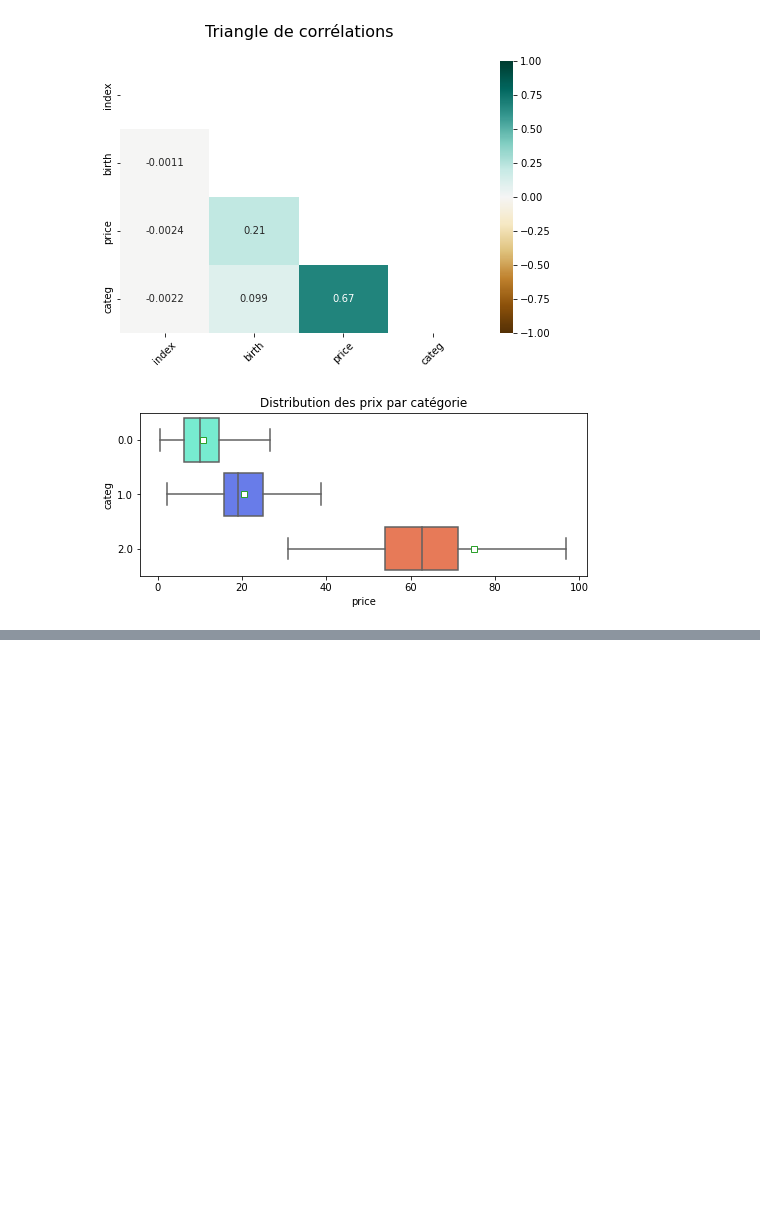
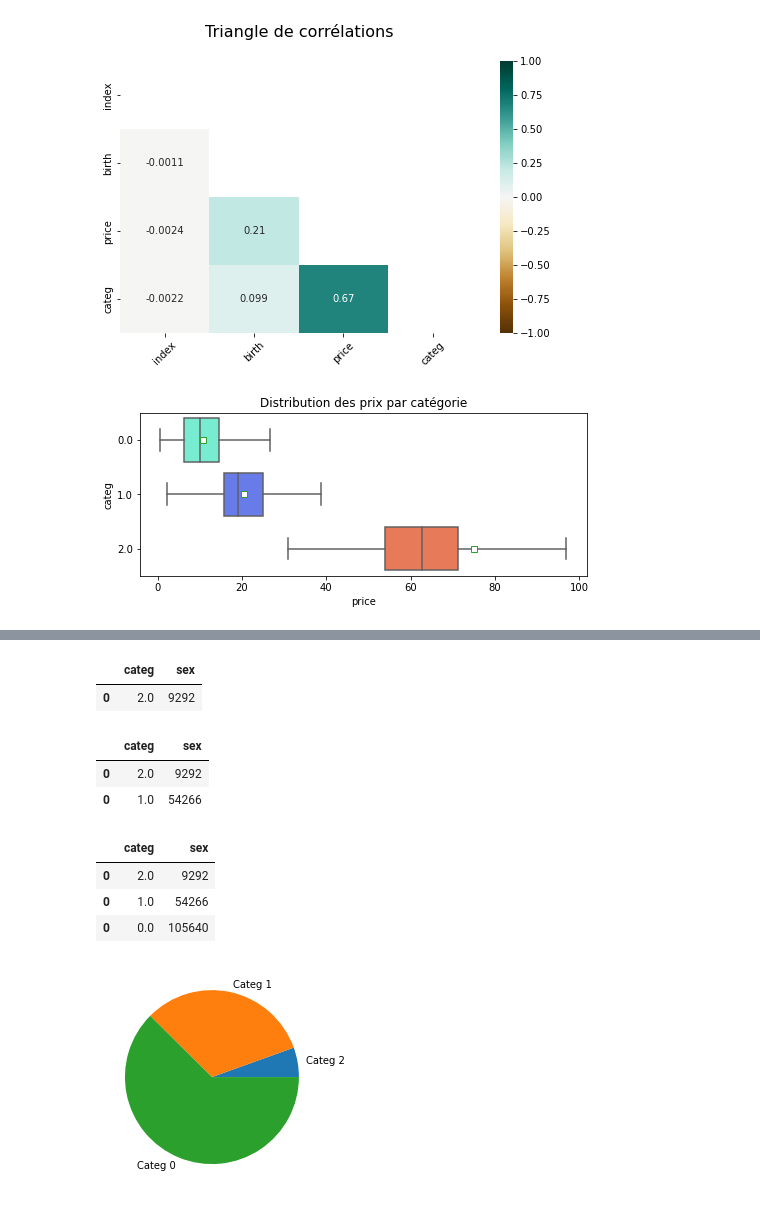
Before and after one commit to LaurenceAndraud/Brief---Book-business, a Jupyter notebook: analyse_librairie(bis).ipynb, the cells around one changed output, grey strips where cells are left out. Drawn from its saved outputs; the diff is of its cells as text; code cells hidden in the pictures; blank space fills up the shorter version.

```diff
--- a/analyse_librairie(bis).ipynb
+++ b/analyse_librairie(bis).ipynb
@@ -427,0 +495,29 @@ r
+# %%
+men_two = men_two.groupby(by = ['categ']).size().reset_index(name = 'sex')
+men_two
+# %% [output]
+|  | categ | sex |
+| 0 | 2.0 | 9292 |
+# %%
+men = men_two.append(men_one)
+men
+# %% [output]
+|  | categ | sex |
+| 0 | 2.0 | 9292 |
+| 0 | 1.0 | 54266 |
+# %%
+men = men.append(men_o)
+men
+# %% [output]
+|  | categ | sex |
+| 0 | 2.0 | 9292 |
+| 0 | 1.0 | 54266 |
+| 0 | 0.0 | 105640 |
+# %%
+x = np.array([9292, 54266, 105640])
+label = ["Categ 2", "Categ 1", "Categ 0"]
+
+plt.pie(x, labels=label)
+plt.show()
+# %% [output]
+[figure, added]
```
Also changed, not shown: parts of 29 cells of this notebook.
